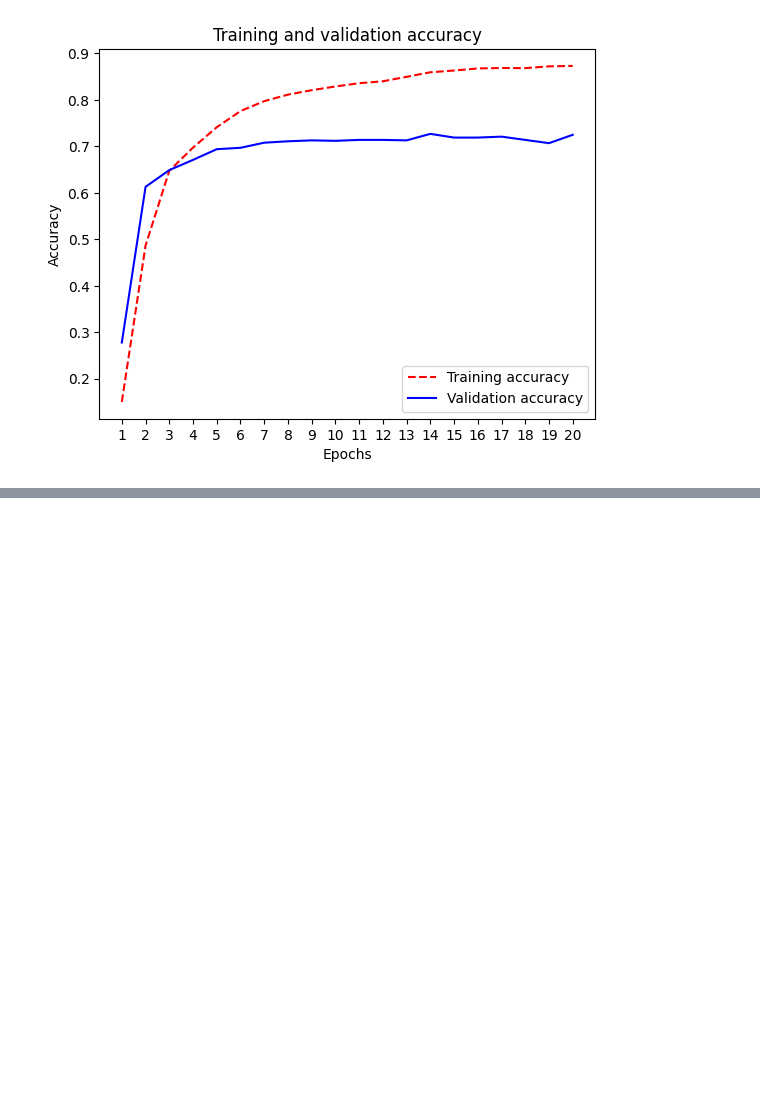
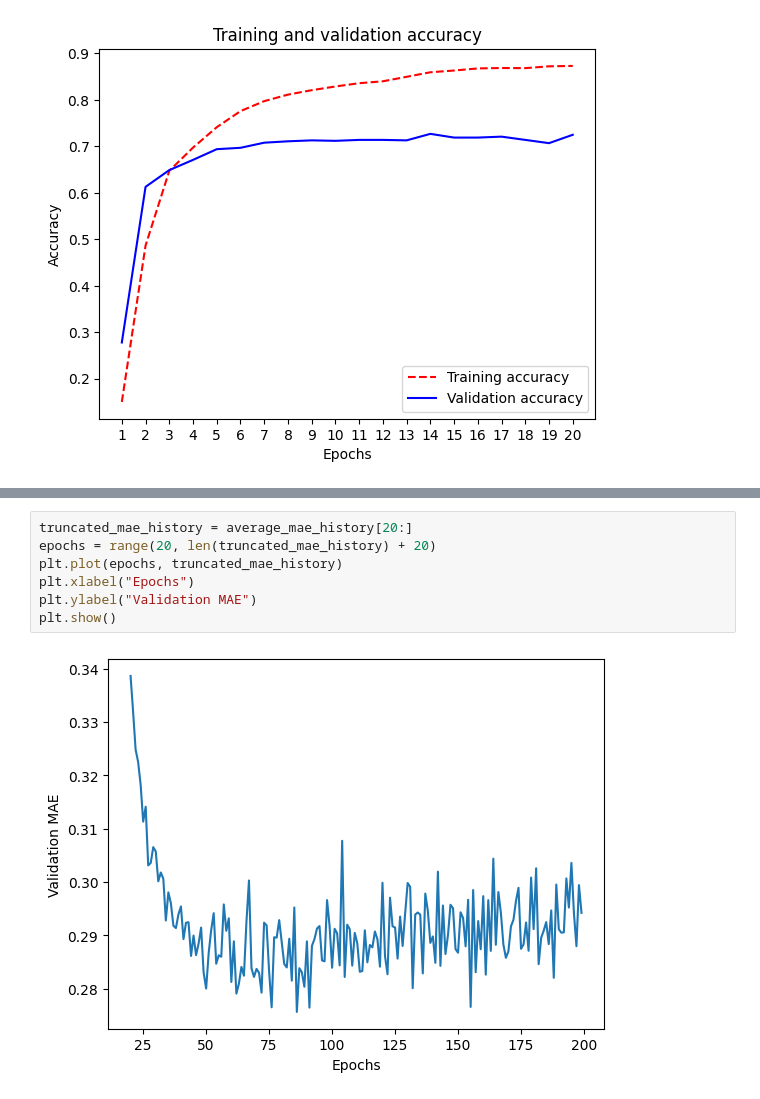
Before and after one commit to devflash101/POC, a Jupyter notebook: Deep Learning/chapter04_classification-and-regression.ipynb, the cells around one changed output, grey strips where cells are left out. Saved outputs shown, nothing was run; the diff lists cells and outputs as text; blank space fills up the shorter version.

```diff
--- a/Deep Learning/chapter04_classification-and-regression.ipynb
+++ b/Deep Learning/chapter04_classification-and-regression.ipynb
@@ -530,0 +687,9 @@ plt.show()
+# %%
+truncated_mae_history = average_mae_history[20:]
+epochs = range(20, len(truncated_mae_history) + 20)
+plt.plot(epochs, truncated_mae_history)
+plt.xlabel("Epochs")
+plt.ylabel("Validation MAE")
+plt.show()
+# %% [output]
+[figure, added]
```
Also changed, not shown: parts of 20 cells of this notebook.
